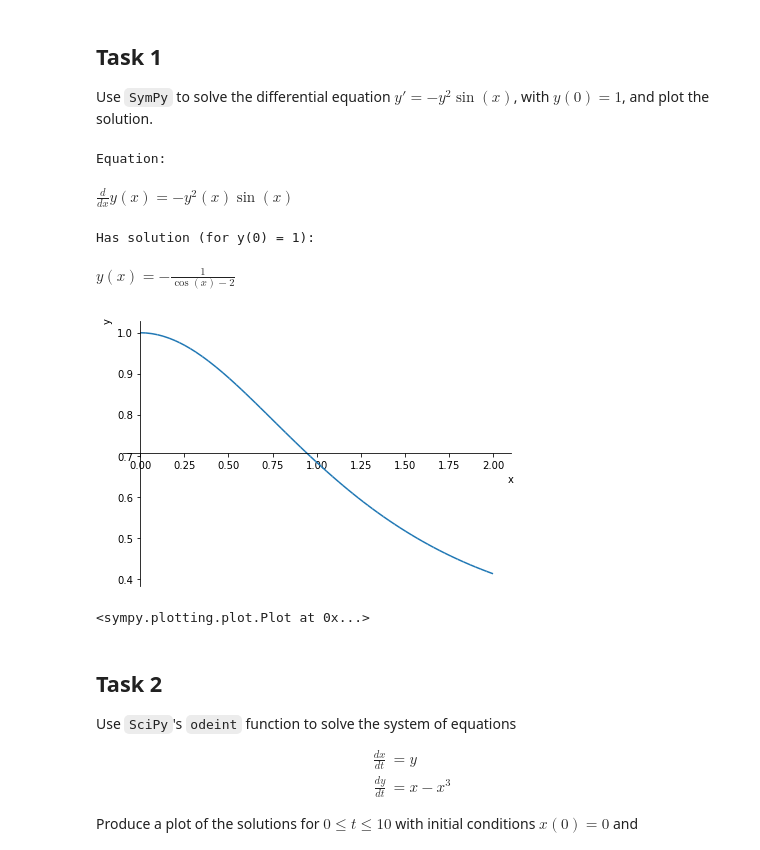
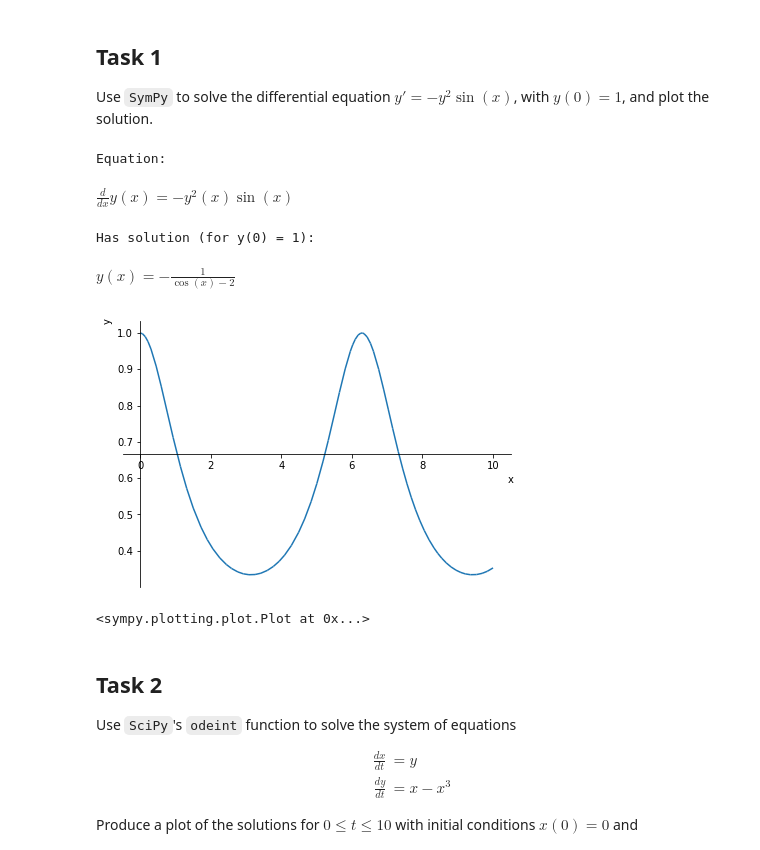
Before and after one commit to SamD770/hons-diff-eqs-notebooks, a Jupyter notebook: Lab 1 assignment.ipynb, the cells around one changed output. Cells and saved outputs as stored; diff of their text form; code cells hidden in the pictures.

```diff
--- a/Lab 1 assignment.ipynb
+++ b/Lab 1 assignment.ipynb
@@ -9,34 +9,34 @@ Use `SymPy` to solve the differential equation $y' = -y^2\sin(x)$, with $y(0)=1$
 # %%
 from sympy import *
 init_printing()
 from IPython.display import display_latex
 
-# Define our symbols for sympy to work with.
+# Define symbols for sympy to work with.
 x = symbols("x")
 y = Function("y")
 y_prime = y(x).diff(x)
 
 # Define the differential equation and print it into the console.
 diff_eq = Eq(y_prime,
              -(y(x)**2)*sin(x))
 
 print("Equation:")
 display_latex(diff_eq)
 
 # Solve it and print the solution into the console.
 sol = dsolve(diff_eq, ics={y(0):1})
 
 print("Has solution (for y(0) = 1):")
 display_latex(sol)
 
 # Plot the solution
-plotting.plot(sol.rhs, (x,0,2), xlabel = 'x', ylabel = 'y')
+plotting.plot(sol.rhs, (x,0,10), xlabel = 'x', ylabel = 'y')
 # %% [output]
 Equation:
 $\displaystyle \frac{d}{d x} y{\left(x \right)} = - y^{2}{\left(x \right)} \sin{\left(x \right)}$
 Has solution (for y(0) = 1):
 $\displaystyle y{\left(x \right)} = - \frac{1}{\cos{\left(x \right)} - 2}$
-[figure, old version]
+[figure, new version]
 <sympy.plotting.plot.Plot at 0x...>
 # %% [markdown]
 ## Task 2
```
Also changed, not shown: 10 other files.
